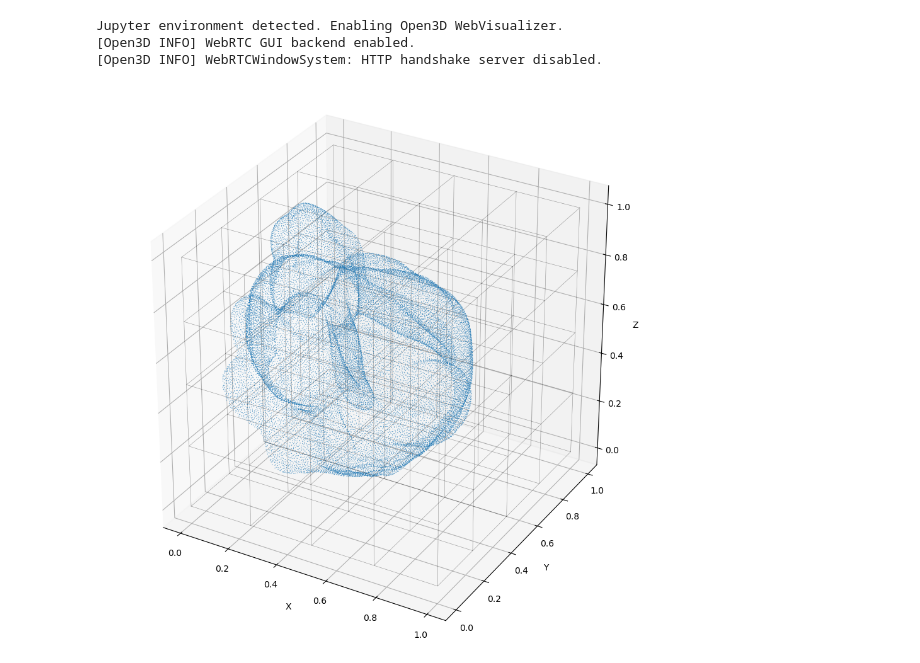
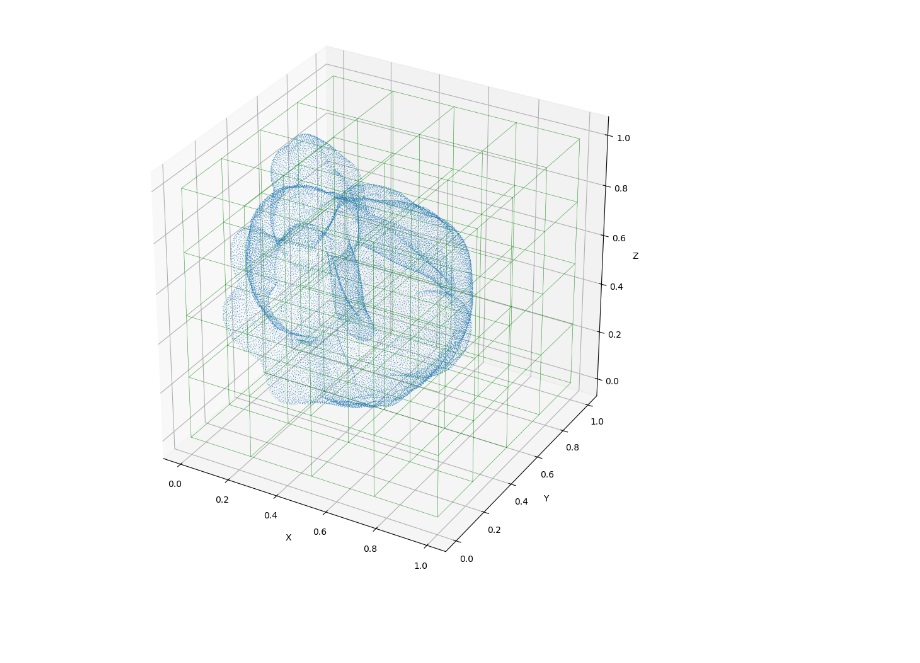
Before and after one commit to Text-to-3D-Generation/Word2World, a Jupyter notebook: tile-based-densification/visual.ipynb, the cells around one changed output. Cells and saved outputs as stored; diff of their text form; code cells hidden in the pictures; blank space fills up the shorter version.

```diff
--- a/tile-based-densification/visual.ipynb
+++ b/tile-based-densification/visual.ipynb
@@ -15,37 +15,34 @@ mesh_path = o3d.data.BunnyMesh().path
 mesh       = o3d.io.read_triangle_mesh(mesh_path)
 pcd        = mesh.sample_points_poisson_disk(number_of_points=30_000,
                                              init_factor=5)
 
 points = np.asarray(pcd.points)
 mins, maxs = points.min(0), points.max(0)
 span       = np.where(maxs == mins, 1, maxs - mins)
 points     = (points - mins) / span
 
 fig = plt.figure(figsize=(9, 9))
 ax  = fig.add_subplot(111, projection='3d')
 
 ax.scatter(points[:, 0], points[:, 1], points[:, 2],
            s=0.8, alpha=0.7, linewidths=0)
 
 grid_divs = 4
 ticks = np.linspace(0, 1, grid_divs + 1)
 
 for x in ticks:
     for y in ticks:
-        ax.plot([x, x], [y, y], [0, 1], lw=0.4, color='k', alpha=0.4)
+        ax.plot([x, x], [y, y], [0, 1], lw=0.4, color='g', alpha=0.8)
 for x in ticks:
     for z in ticks:
-        ax.plot([x, x], [0, 1], [z, z], lw=0.4, color='k', alpha=0.4)
+        ax.plot([x, x], [0, 1], [z, z], lw=0.4, color='g', alpha=0.8)
 for y in ticks:
     for z in ticks:
-        ax.plot([0, 1], [y, y], [z, z], lw=0.4, color='k', alpha=0.4)
+        ax.plot([0, 1], [y, y], [z, z], lw=0.4, color='g', alpha=0.8)
 
 ax.set_xlabel("X"), ax.set_ylabel("Y"), ax.set_zlabel("Z")
 ax.set_box_aspect([1, 1, 1])
 plt.tight_layout()
 plt.show()
 # %% [output]
-Jupyter environment detected. Enabling Open3D WebVisualizer.
-[Open3D INFO] WebRTC GUI backend enabled.
-[Open3D INFO] WebRTCWindowSystem: HTTP handshake server disabled.
-[figure, old version]
+[figure, new version]
```
Also changed, not shown: 1 other file.
